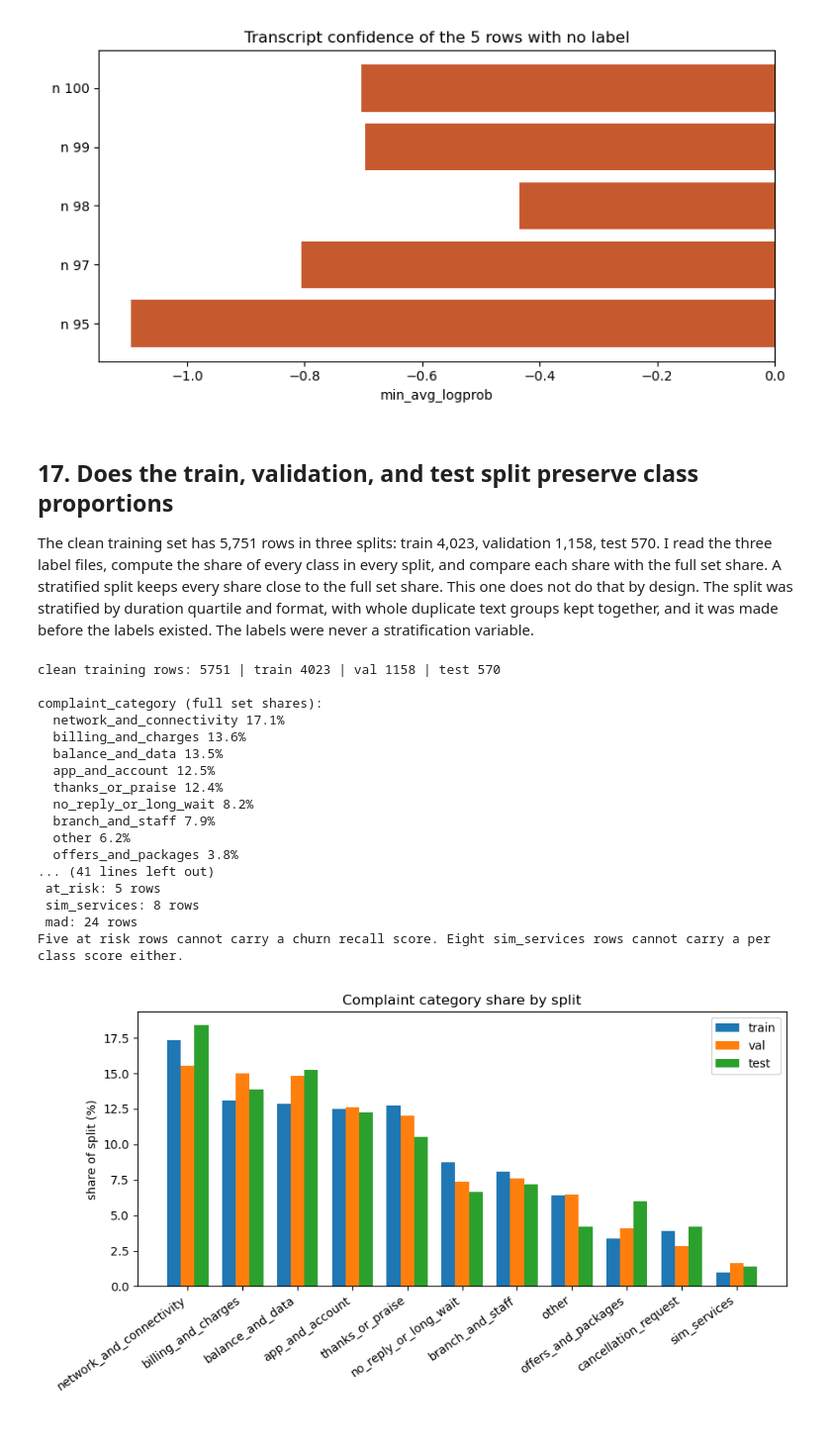
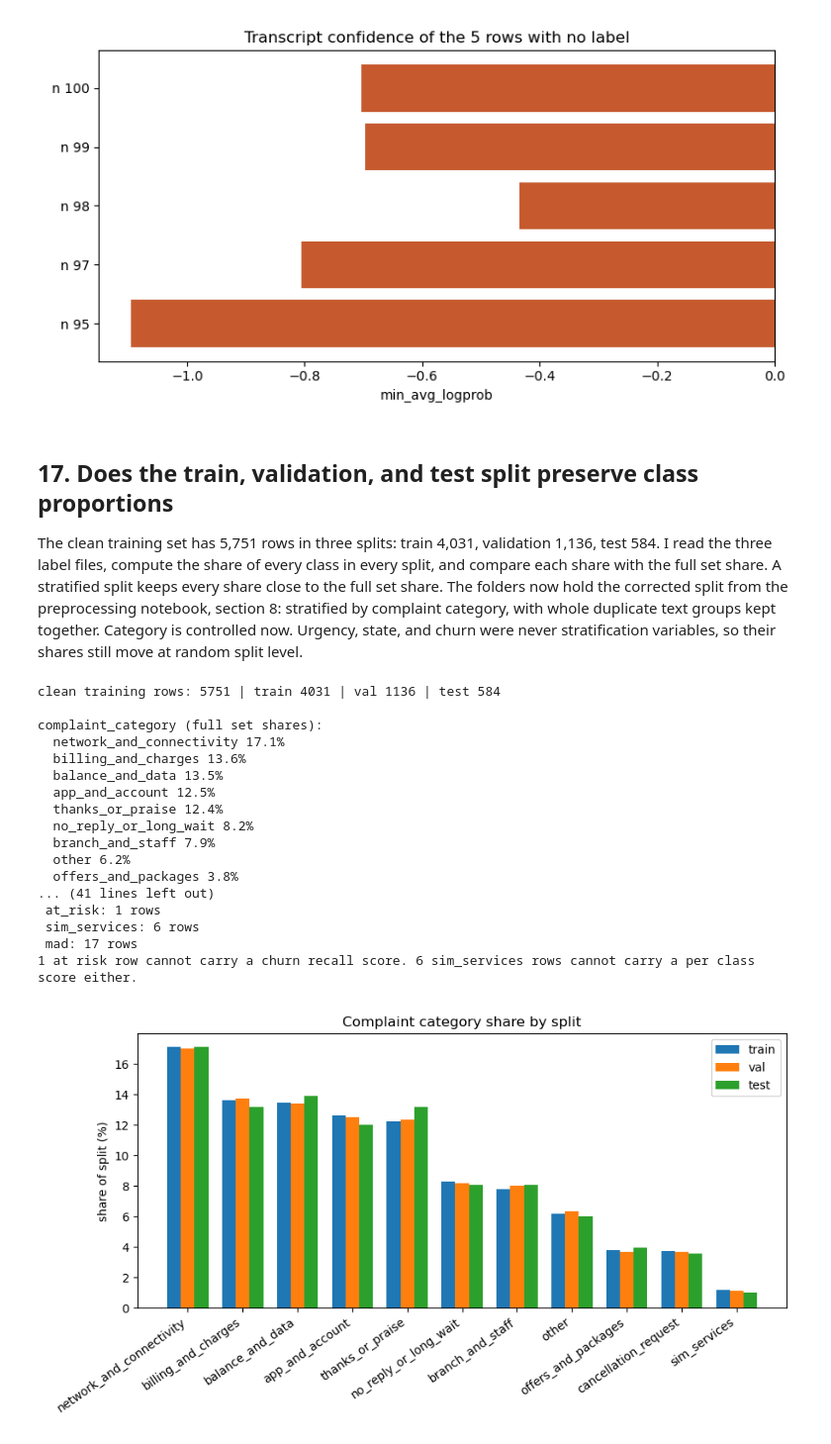
Before and after one commit to hazemelerefey/smart-voicemail-router, a Jupyter notebook: notebooks/data-analysis/data_analysis.ipynb, the cells around one changed output. Shown at 99% size. Cells and saved outputs as stored; diff of their text form; code cells hidden in the pictures.

```diff
--- a/notebooks/data-analysis/data_analysis.ipynb
+++ b/notebooks/data-analysis/data_analysis.ipynb
@@ -838,7 +838,7 @@ One row, n 98, is excluded: a confident two word thanks with no routable content
 # %% [markdown]
 ## 17. Does the train, validation, and test split preserve class proportions
 
-The clean training set has 5,751 rows in three splits: train 4,023, validation 1,158, test 570. I read the three label files, compute the share of every class in every split, and compare each share with the full set share. A stratified split keeps every share close to the full set share. This one does not do that by design. The split was stratified by duration quartile and format, with whole duplicate text groups kept together, and it was made before the labels existed. The labels were never a stratification variable.
+The clean training set has 5,751 rows in three splits: train 4,031, validation 1,136, test 584. I read the three label files, compute the share of every class in every split, and compare each share with the full set share. A stratified split keeps every share close to the full set share. The folders now hold the corrected split from the preprocessing notebook, section 8: stratified by complaint category, with whole duplicate text groups kept together. Category is controlled now. Urgency, state, and churn were never stratification variables, so their shares still move at random split level.
 # %%
 # Per split proportions for each label field, from the three label files
 splits = {}
@@ -848,6 +848,7 @@ full = pd.concat([splits["train"], splits["val"], splits["test"]], ignore_index=
 print("clean training rows:", len(full), "| train", len(splits["train"]), "| val", len(splits["val"]), "| test", len(splits["test"]))
 print()
 FIELDS = ["complaint_category", "complaint_urgency", "customer_state", "churn_risk"]
+worst_dev = {}
 for f in FIELDS:
     fp = full[f].value_counts(normalize=True)
     print(f, "(full set shares):")
@@ -858,54 +859,55 @@ for f in FIELDS:
         p = splits[s][f].value_counts(normalize=True)
         dev = {k: round((p.get(k, 0) - fp[k]) * 100, 2) for k in fp.index}
         worst = max(dev.items(), key=lambda kv: abs(kv[1]))
+        worst_dev[(f, s)] = abs(worst[1])
         print("   ", s, "max", abs(worst[1]), "points (" + worst[0] + " " + str(worst[1]) + ")")
     print()
-print("Verdict: not stratified by class.")
-print("Category moves up to 2.2 points in test. A split stratified by class would hold every class within rounding, under a tenth of a point in the test split.")
-print("The shares are still close, because the split is large and random inside its strata. Close by chance is not the same as controlled.")
-print("This verdict is about the audio folders. The training tables use the corrected split from the preprocessing notebook.")
+print("Verdict: stratified by complaint category, not by the other fields.")
+print("Category moves up to", worst_dev[("complaint_category", "test")], "points in test, down from 2.2 in the original split.")
+print("Urgency, state, and churn were not stratification variables, so their shares still move at random split level.")
+print("This verdict is about the audio folders, which now hold the corrected split, the same split the training tables use.")
 print()
-print("Small counts in the test split (570 rows):")
+print("Small counts in the test split (" + str(len(splits["test"])) + " rows):")
 print(" at_risk:", int((splits["test"]["churn_risk"] == "at_risk").sum()), "rows")
 print(" sim_services:", int((splits["test"]["complaint_category"] == "sim_services").sum()), "rows")
 print(" mad:", int((splits["test"]["customer_state"] == "mad").sum()), "rows")
-print("Five at risk rows cannot carry a churn recall score. Eight sim_services rows cannot carry a per class score either.")
+print(str(int((splits["test"]["churn_risk"] == "at_risk").sum())) + " at risk row cannot carry a churn recall score. " + str(int((splits["test"]["complaint_category"] == "sim_services").sum())) + " sim_services rows cannot carry a per class score either.")
 # Figure: category shares per split, grouped bars
 fig = Figure(figsize=(9, 5.0))
 ax = fig.add_subplot(111)
 cats = list(full["complaint_category"].value_counts().index)
 x = range(len(cats))
 w = 0.25
 for i, s in enumerate(["train", "val", "test"]):
     shares = [100 * (splits[s]["complaint_category"] == c).mean() for c in cats]
     ax.bar([j + (i - 1) * w for j in x], shares, width=w, label=s)
 ax.set_xticks(list(x))
 ax.set_xticklabels(cats, rotation=35, ha="right")
 ax.set_ylabel("share of split (%)")
 ax.set_title("Complaint category share by split")
 ax.legend()
 fig.tight_layout()
 save_fig(fig, "split_category.png")
 show("split_category.png")
 # %% [output]
-clean training rows: 5751 | train 4023 | val 1158 | test 570
+clean training rows: 5751 | train 4031 | val 1136 | test 584
 
 complaint_category (full set shares):
   network_and_connectivity 17.1%
   billing_and_charges 13.6%
   balance_and_data 13.5%
   app_and_account 12.5%
   thanks_or_praise 12.4%
   no_reply_or_long_wait 8.2%
   branch_and_staff 7.9%
   other 6.2%
   offers_and_packages 3.8%
 ... (41 lines left out)
- at_risk: 5 rows
- sim_services: 8 rows
- mad: 24 rows
-Five at risk rows cannot carry a churn recall score. Eight sim_services rows cannot carry a per class score either.
+ at_risk: 1 rows
+ sim_services: 6 rows
+ mad: 17 rows
+1 at risk row cannot carry a churn recall score. 6 sim_services rows cannot carry a per class score either.
-[figure, old version]
+[figure, new version]
 # %% [markdown]
 ## 18. What the class analysis adds
 
```
Also changed, not shown: parts of 3 cells of this notebook, 4 other files.
